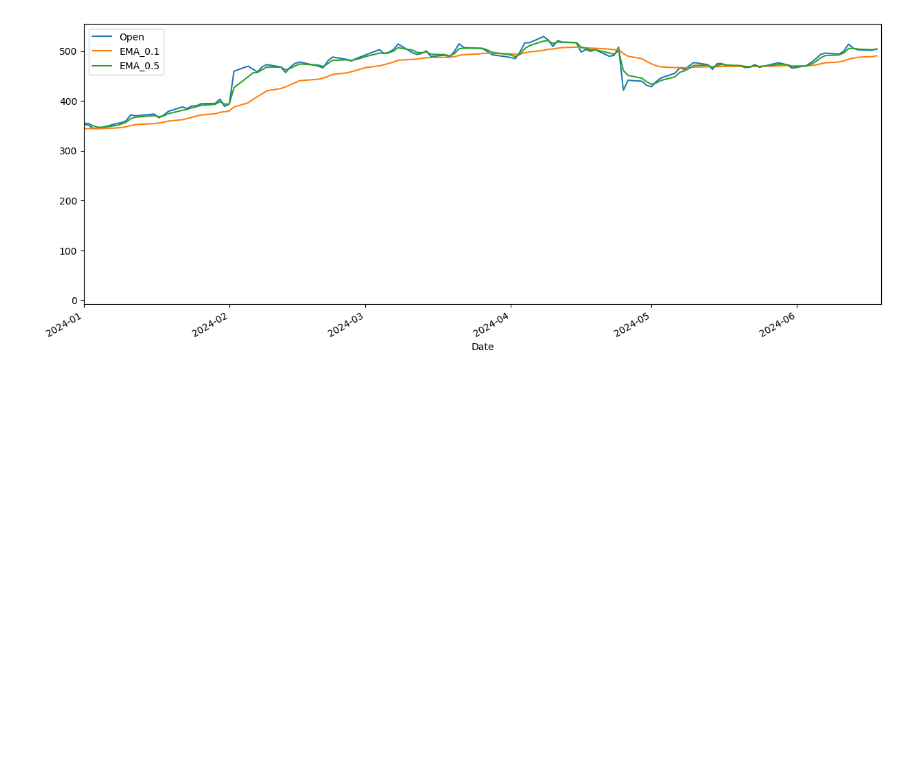
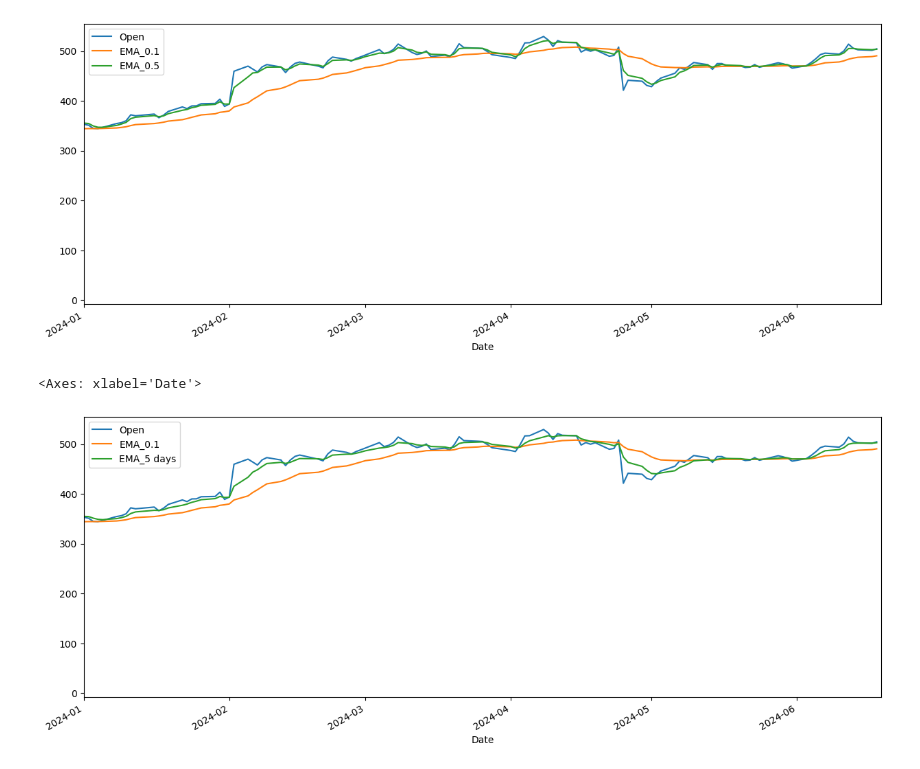
Before and after one commit to Madushani-Weerasekara/TimeSeriesData-Analysis, a Jupyter notebook: TimeSeriesDataAnalysis1.ipynb, the cells around one changed output. Saved outputs shown, nothing was run; the diff lists cells and outputs as text; code cells hidden in the pictures; blank space fills up the shorter version.

```diff
--- a/TimeSeriesDataAnalysis1.ipynb
+++ b/TimeSeriesDataAnalysis1.ipynb
@@ -97,3 +97,10 @@ df_fb[['Open', 'EMA_0.1', 'EMA_0.5']].plot(xlim=['2024-01-01', '2024-06-19'],fig
 # %% [output]
 <Axes: xlabel='Date'>
 [figure]
+# %%
+df_fb['EMA_5 days'] = df_fb['Open'].ewm(span=5).mean()
+# %%
+df_fb[['Open', 'EMA_0.1','EMA_5 days']].plot(xlim=['2024-01-01', '2024-06-19'],figsize=(15,6))
+# %% [output]
+<Axes: xlabel='Date'>
+[figure, added]
```
